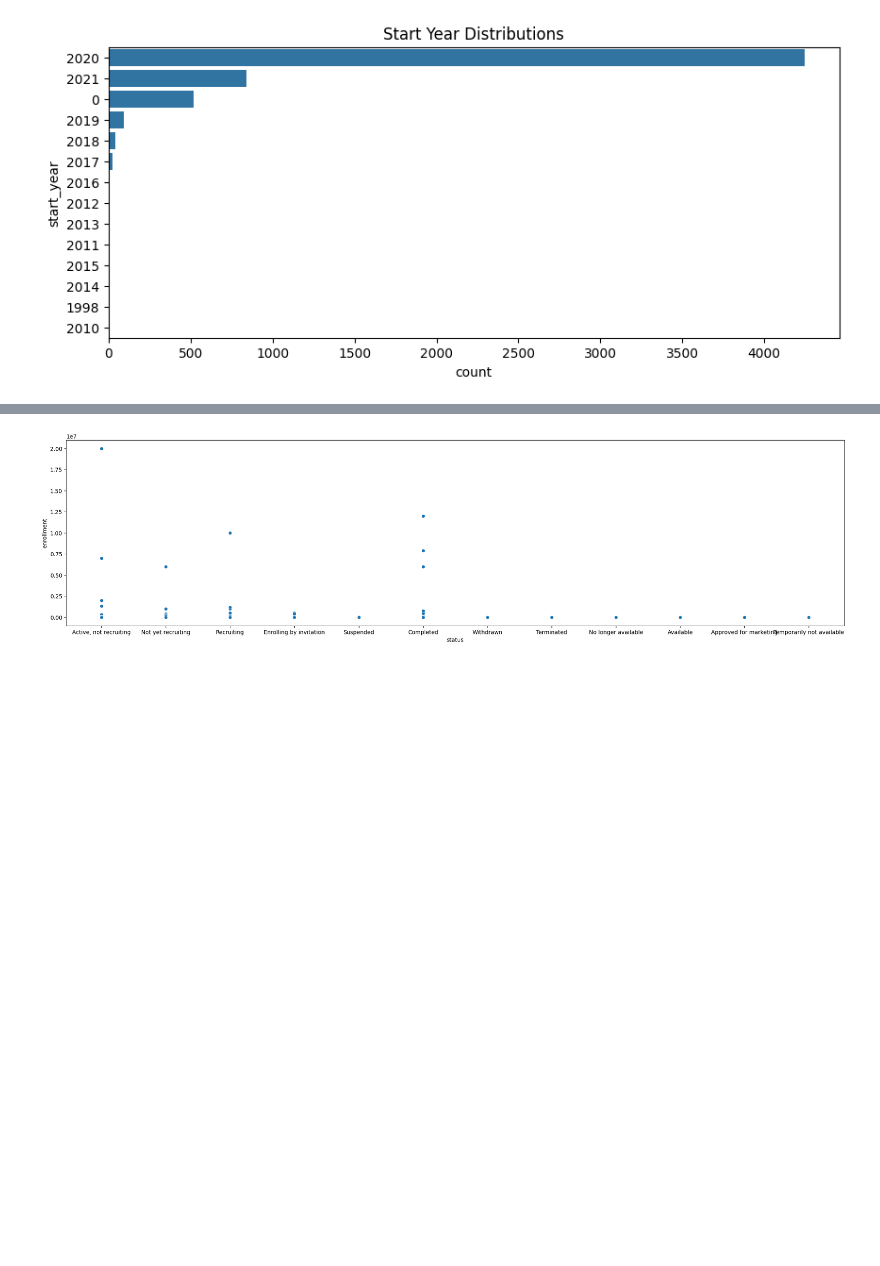
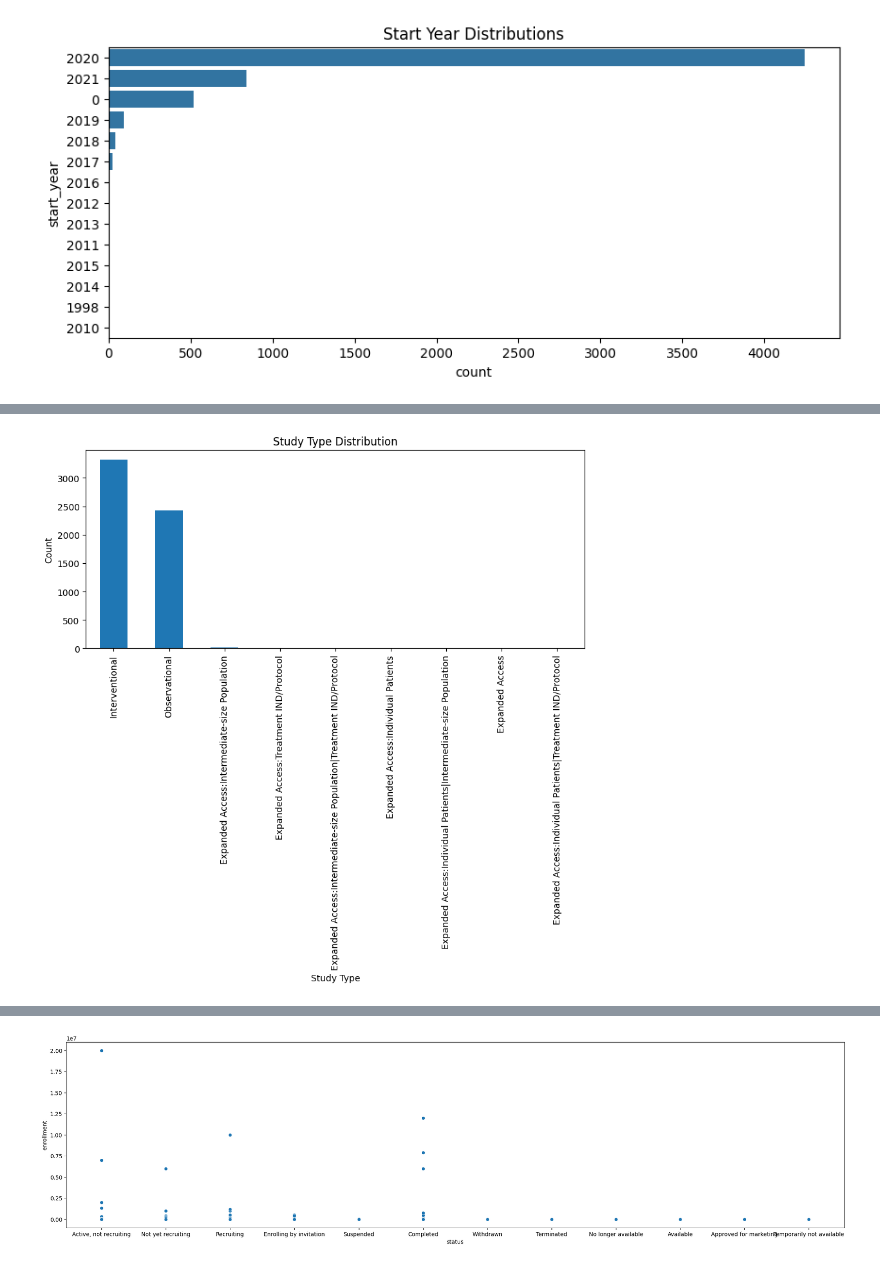
Before and after one commit to MERN-Stack123/covid19_clinical_trials, a Jupyter notebook: notebooks/eda.ipynb, the cells around one changed output, grey strips where cells are left out. Cells and saved outputs as stored; diff of their text form; code cells hidden in the pictures; blank space fills up the shorter version.

```diff
--- a/notebooks/eda.ipynb
+++ b/notebooks/eda.ipynb
@@ -234,0 +254,11 @@ plt.show()
+# %%
+# study type distribution
+plt.figure(figsize=(10,4))
+df['study_type'].value_counts().plot(kind='bar')
+plt.title("Study Type Distribution")
+plt.xlabel("Study Type")
+plt.ylabel("Count")
+plt.savefig('../images/study_type_distriubution', dpi=300, bbox_inches='tight')
+plt.show()
+# %% [output]
+[figure, added]
```
Also changed, not shown: parts of 16 cells of this notebook, 12 other files.
